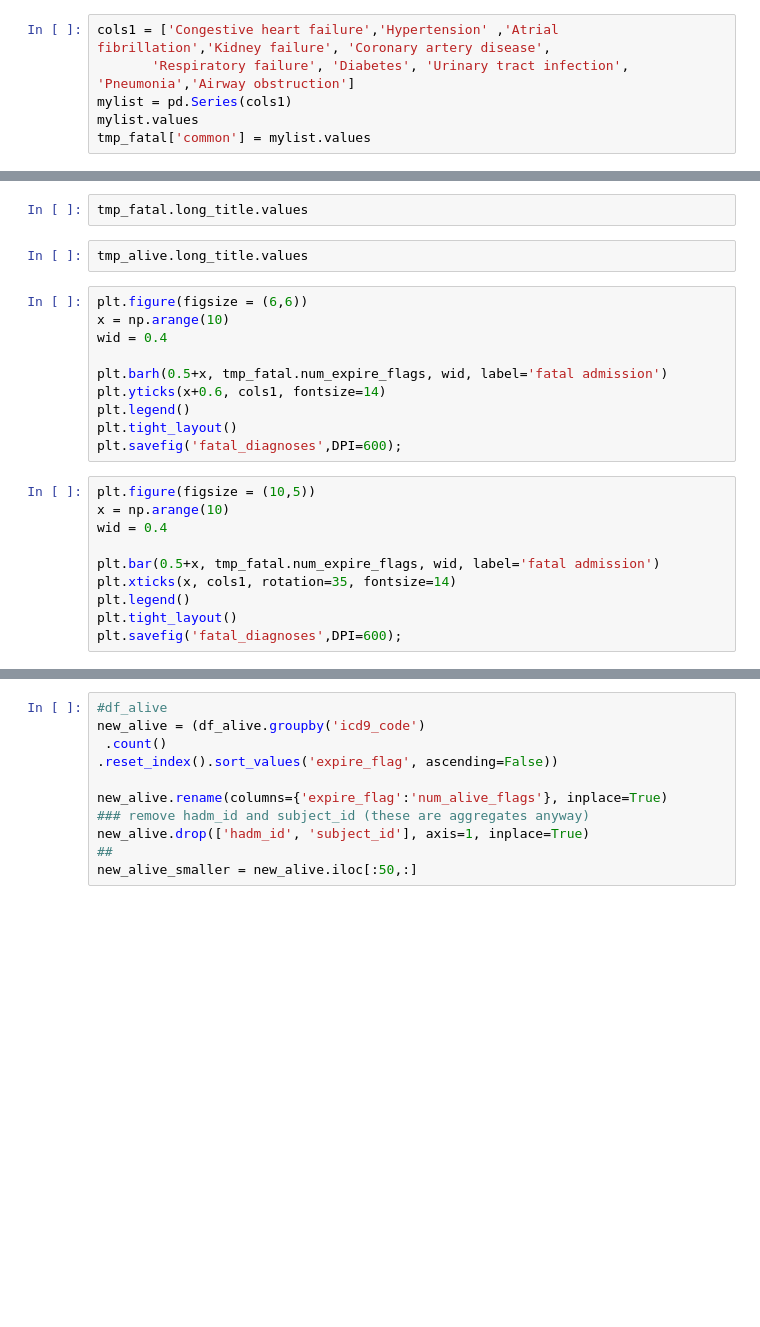
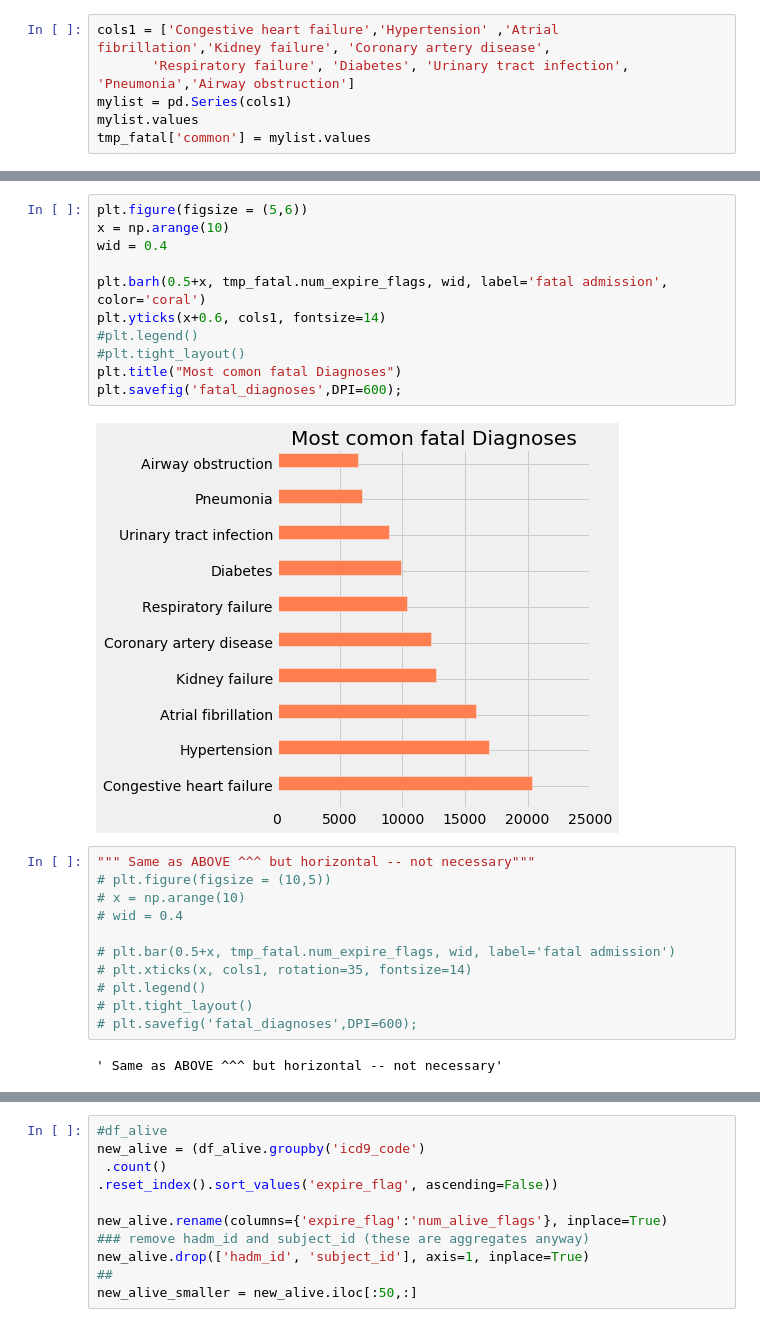
Before and after one commit to billiescodes/mortality_in_ICU, a Jupyter notebook: 01_ExploratoryAnalysis.ipynb, the cells around one changed output, grey strips where cells are left out. Drawn from its saved outputs; the diff is of its cells as text; blank space fills up the shorter version.

```diff
--- a/01_ExploratoryAnalysis.ipynb
+++ b/01_ExploratoryAnalysis.ipynb
@@ -708,25 +754,27 @@ tmp_fatal
-# %%
-tmp_fatal.long_title.values
-# %%
-tmp_alive.long_title.values
 # %%
-plt.figure(figsize = (6,6))
+plt.figure(figsize = (5,6))
 x = np.arange(10)
 wid = 0.4
 
-plt.barh(0.5+x, tmp_fatal.num_expire_flags, wid, label='fatal admission')
+plt.barh(0.5+x, tmp_fatal.num_expire_flags, wid, label='fatal admission', color='coral')
 plt.yticks(x+0.6, cols1, fontsize=14)
-plt.legend()
-plt.tight_layout()
+#plt.legend()
+#plt.tight_layout()
+plt.title("Most comon fatal Diagnoses")
 plt.savefig('fatal_diagnoses',DPI=600);
+# %% [output]
+[figure, added]
 # %%
-plt.figure(figsize = (10,5))
-x = np.arange(10)
-wid = 0.4
+""" Same as ABOVE ^^^ but horizontal -- not necessary"""
+# plt.figure(figsize = (10,5))
+# x = np.arange(10)
+# wid = 0.4
 
-plt.bar(0.5+x, tmp_fatal.num_expire_flags, wid, label='fatal admission')
-plt.xticks(x, cols1, rotation=35, fontsize=14)
-plt.legend()
-plt.tight_layout()
-plt.savefig('fatal_diagnoses',DPI=600);
+# plt.bar(0.5+x, tmp_fatal.num_expire_flags, wid, label='fatal admission')
+# plt.xticks(x, cols1, rotation=35, fontsize=14)
+# plt.legend()
+# plt.tight_layout()
+# plt.savefig('fatal_diagnoses',DPI=600);
+# %% [output]
+' Same as ABOVE ^^^ but horizontal -- not necessary'
 # %%
```
Also changed, not shown: parts of 23 cells of this notebook, 1 other file.
